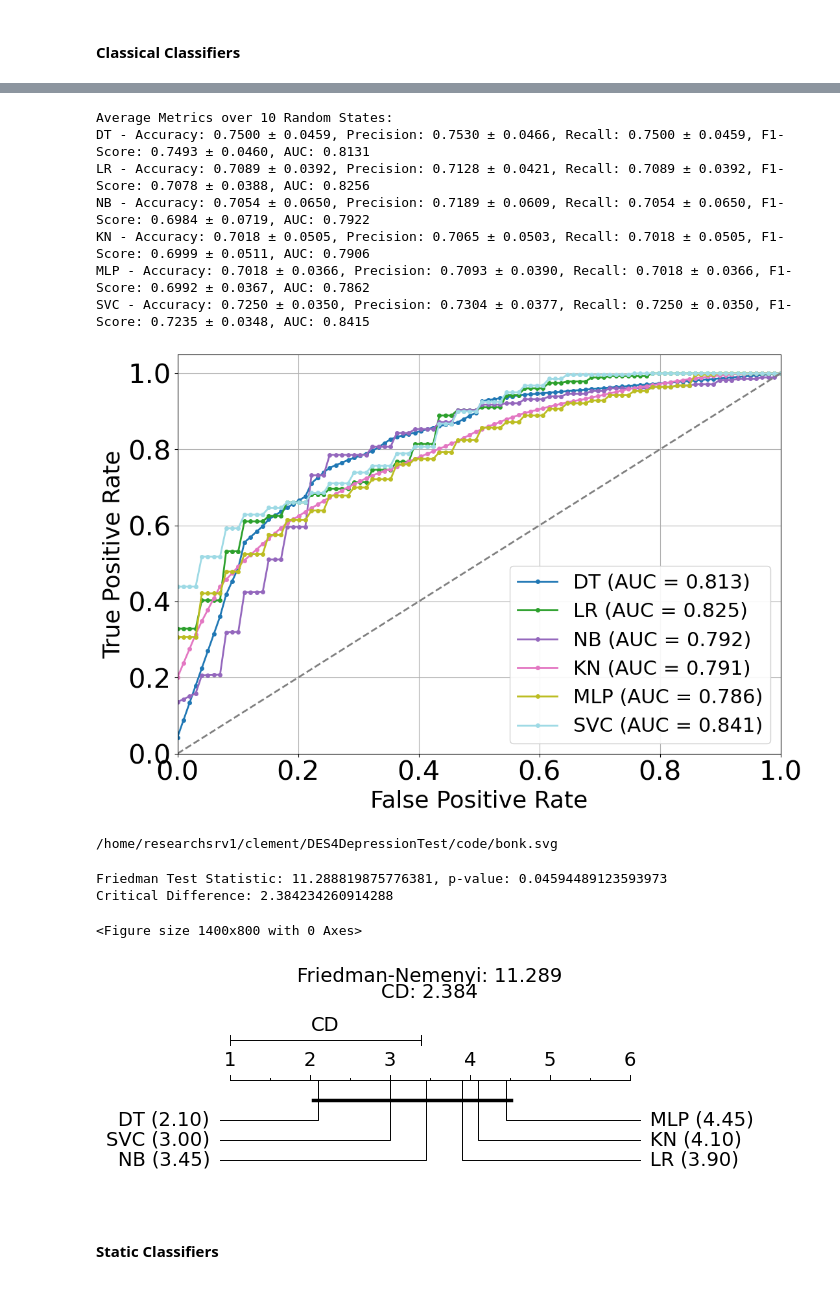
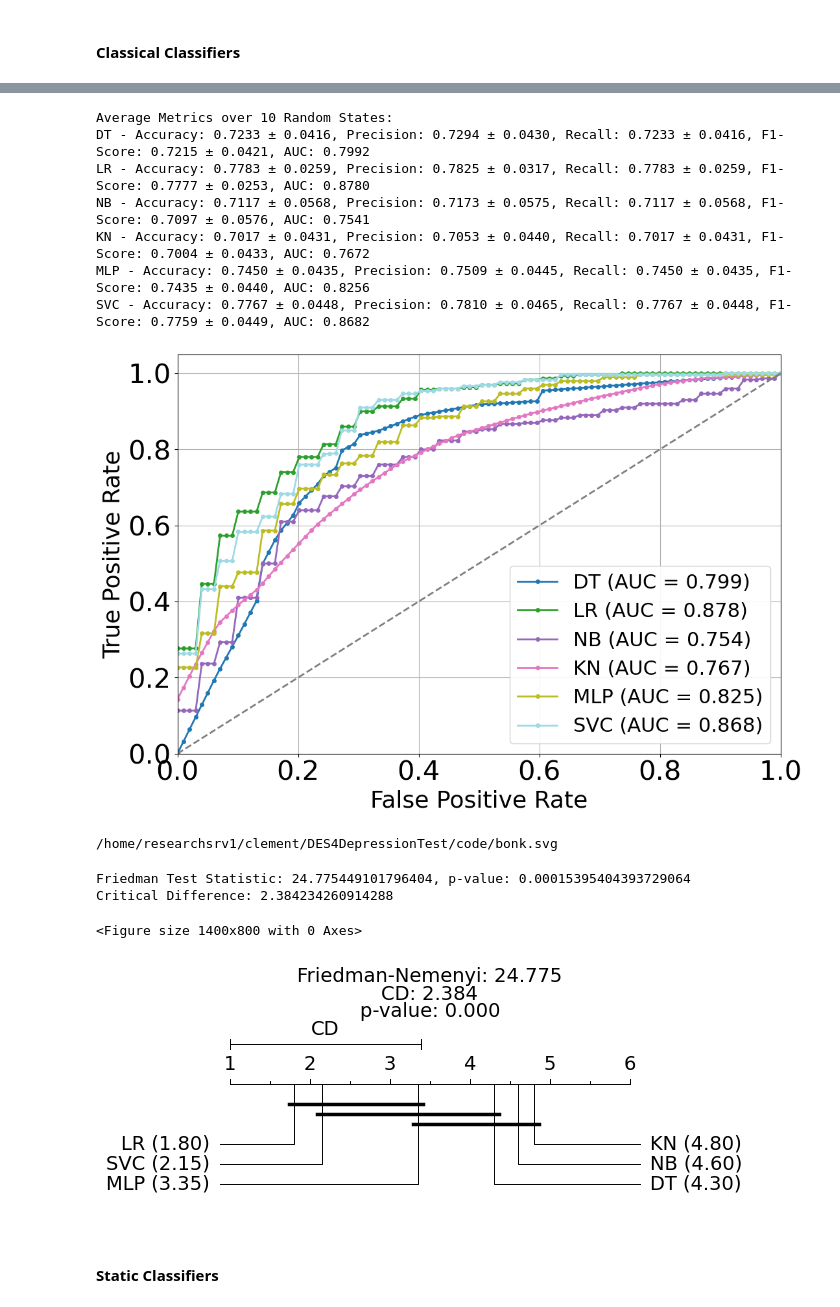
Before and after one commit to InfoLab-SKKU/Explainable-Ensemble-Hypoglycemia, a Jupyter notebook: code/detectionLayerEarly.ipynb, the cells around one changed output, grey strips where cells are left out. Saved outputs shown, nothing was run; the diff lists cells and outputs as text; code cells hidden in the pictures.

```diff
--- a/code/detectionLayerEarly.ipynb
+++ b/code/detectionLayerEarly.ipynb
@@ -96,7 +96,7 @@ Note: you may need to restart the kernel to use updated packages.
 # %%
 # Call Dataset
 pd.set_option('display.max_rows', 10)
-initial_df = pd.read_csv('consolidated_dataset.csv')
+initial_df = pd.read_csv('complete_fused_dataset.csv')
 initial_df.info()
 initial_df.head()
 # %% [output]
@@ -129,6 +129,7 @@ if 'PtID' in le_initial_df.columns:
 # Save the target labels and remove from features
 dropped_labels = le_initial_df['BCaseControlStatus']
 le_initial_df = le_initial_df.drop('BCaseControlStatus', axis=1)
+label_encoder = LabelEncoder()
 
 # Label encode categorical features
 for col in le_initial_df.columns:
@@ -756,42 +758,43 @@ for clf_name, metrics in metric_sums_classic.items():
     std_recall = np.std(recall_scores_classic[clf_name])
     std_f1 = np.std(f1_scores_classic[clf_name])
     avg_auc = np.mean(roc_aucs_classic[clf_name])
     print(f'{clf_name} - Accuracy: {avg_accuracy:.4f} ± {std_accuracy:.4f}, Precision: {avg_precision:.4f} ± {std_precision:.4f}, Recall: {avg_recall:.4f} ± {std_recall:.4f}, F1-Score: {avg_f1:.4f} ± {std_f1:.4f}, AUC: {avg_auc:.4f}')
 
 # Plot ROC Curves for each classifier in one graph
 plot_combined_roc_curve(roc_curves_classic, classifiers.keys())
 
 # Friedman Test and CD Diagram
 df = pd.DataFrame(accuracy_scores_classic)
 scores = [df[col].values for col in df.columns]
 stat, p = friedmanchisquare(*scores)
 print(f'Friedman Test Statistic: {stat}, p-value: {p}')
 ranks = df.rank(axis=1, method='average', ascending=False)
 average_ranks = ranks.mean().values
 n_datasets = df.shape[0]
 alpha = 0.05
 cd = compute_CD(average_ranks, n_datasets, alpha='0.05')
 print(f'Critical Difference: {cd}')
 classifiers_ranked = [f"{clf} ({rank:.2f})" for clf, rank in zip(df.columns, average_ranks)]
 plt.figure(figsize=(14, 8))
 graph_ranks(average_ranks, classifiers_ranked, cd=cd, width=6, textspace=1)
 plt.text(0.5, 1.19, f'Friedman-Nemenyi: {stat:.3f}', horizontalalignment='center', transform=plt.gca().transAxes, fontsize=14)
 plt.text(0.5, 1.10, f'CD: {cd:.3f}', horizontalalignment='center', transform=plt.gca().transAxes, fontsize=14)
+plt.text(0.5, 1.01, f'p-value: {p:.3f}', horizontalalignment='center', transform=plt.gca().transAxes, fontsize=14)
 plt.tight_layout()
 # %% [output]
 Average Metrics over 10 Random States:
-DT - Accuracy: 0.7500 ± 0.0459, Precision: 0.7530 ± 0.0466, Recall: 0.7500 ± 0.0459, F1-Score: 0.7493 ± 0.0460, AUC: 0.8131
-LR - Accuracy: 0.7089 ± 0.0392, Precision: 0.7128 ± 0.0421, Recall: 0.7089 ± 0.0392, F1-Score: 0.7078 ± 0.0388, AUC: 0.8256
-NB - Accuracy: 0.7054 ± 0.0650, Precision: 0.7189 ± 0.0609, Recall: 0.7054 ± 0.0650, F1-Score: 0.6984 ± 0.0719, AUC: 0.7922
-KN - Accuracy: 0.7018 ± 0.0505, Precision: 0.7065 ± 0.0503, Recall: 0.7018 ± 0.0505, F1-Score: 0.6999 ± 0.0511, AUC: 0.7906
-MLP - Accuracy: 0.7018 ± 0.0366, Precision: 0.7093 ± 0.0390, Recall: 0.7018 ± 0.0366, F1-Score: 0.6992 ± 0.0367, AUC: 0.7862
-SVC - Accuracy: 0.7250 ± 0.0350, Precision: 0.7304 ± 0.0377, Recall: 0.7250 ± 0.0350, F1-Score: 0.7235 ± 0.0348, AUC: 0.8415
+DT - Accuracy: 0.7233 ± 0.0416, Precision: 0.7294 ± 0.0430, Recall: 0.7233 ± 0.0416, F1-Score: 0.7215 ± 0.0421, AUC: 0.7992
+LR - Accuracy: 0.7783 ± 0.0259, Precision: 0.7825 ± 0.0317, Recall: 0.7783 ± 0.0259, F1-Score: 0.7777 ± 0.0253, AUC: 0.8780
+NB - Accuracy: 0.7117 ± 0.0568, Precision: 0.7173 ± 0.0575, Recall: 0.7117 ± 0.0568, F1-Score: 0.7097 ± 0.0576, AUC: 0.7541
+KN - Accuracy: 0.7017 ± 0.0431, Precision: 0.7053 ± 0.0440, Recall: 0.7017 ± 0.0431, F1-Score: 0.7004 ± 0.0433, AUC: 0.7672
+MLP - Accuracy: 0.7450 ± 0.0435, Precision: 0.7509 ± 0.0445, Recall: 0.7450 ± 0.0435, F1-Score: 0.7435 ± 0.0440, AUC: 0.8256
+SVC - Accuracy: 0.7767 ± 0.0448, Precision: 0.7810 ± 0.0465, Recall: 0.7767 ± 0.0448, F1-Score: 0.7759 ± 0.0449, AUC: 0.8682
-[figure, old version]
+[figure, new version]
 /home/researchsrv1/clement/DES4DepressionTest/code/bonk.svg
-Friedman Test Statistic: 11.288819875776381, p-value: 0.04594489123593973
+Friedman Test Statistic: 24.775449101796404, p-value: 0.00015395404393729064
 Critical Difference: 2.384234260914288
 <Figure size 1400x800 with 0 Axes>
-[figure, old version]
+[figure, new version]
 # %% [markdown]
 #### Static Classifiers
 # %%
```
Also changed, not shown: parts of 23 cells of this notebook, 23 other files.
